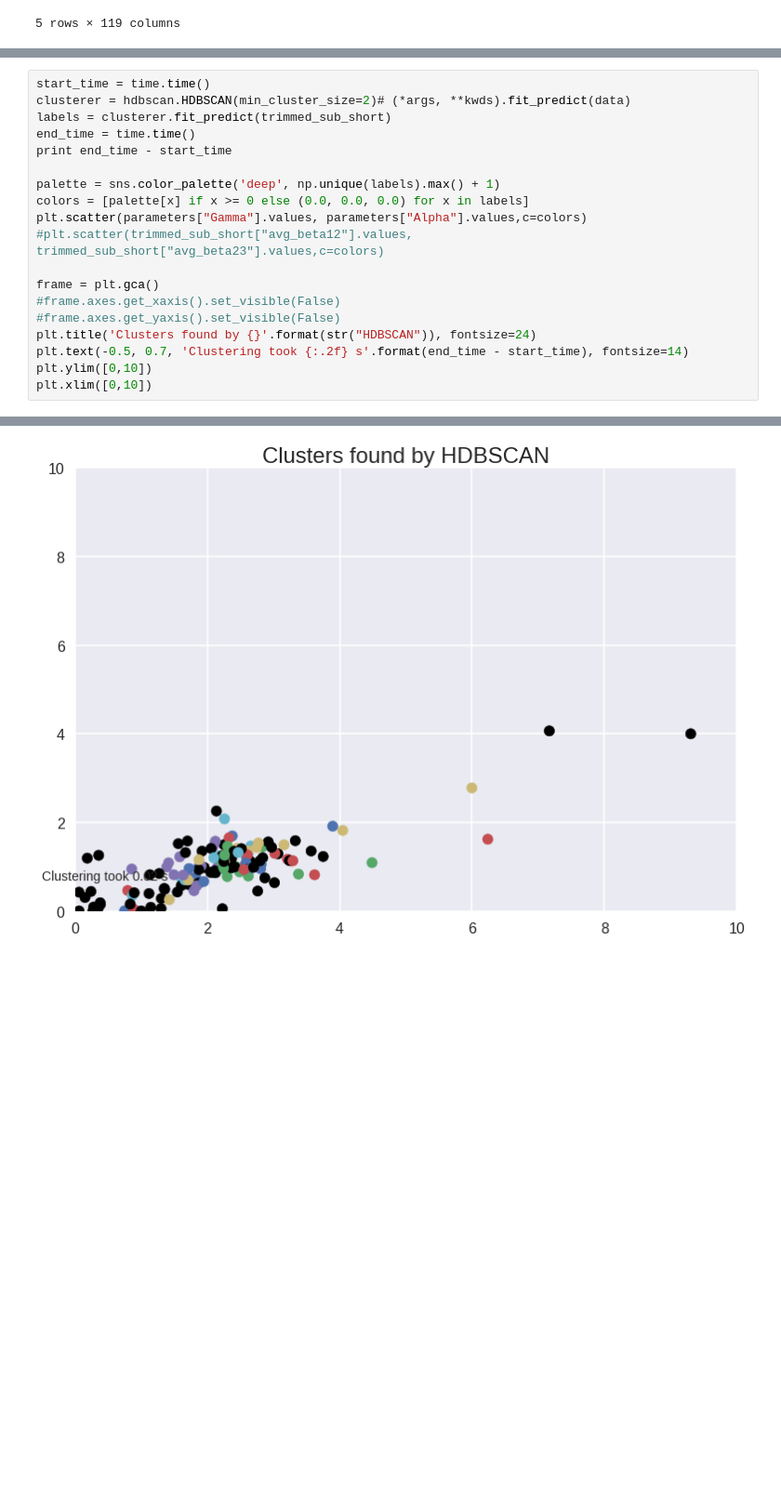
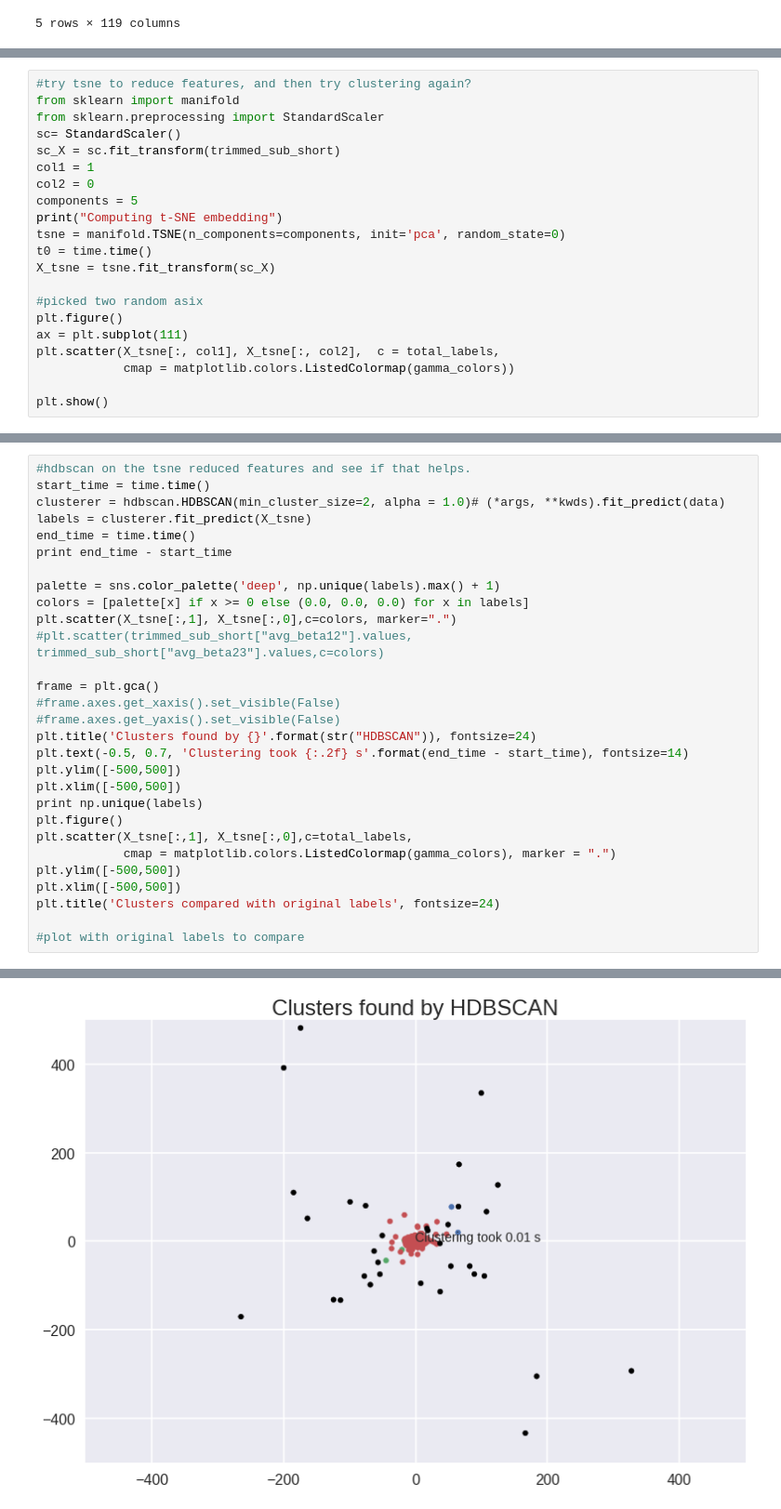
Before and after one commit to dtamayo/MLstability, a Jupyter notebook: Analysis/MCMC_Analysis/Clustering.ipynb, the cells around one changed output, grey strips where cells are left out. Shown at 93% size. Saved outputs shown, nothing was run; the diff lists cells and outputs as text; blank space fills up the shorter version.

Commit message:
Clustering attemps

```diff
--- a/Analysis/MCMC_Analysis/Clustering.ipynb
+++ b/Analysis/MCMC_Analysis/Clustering.ipynb
@@ -90,0 +123,21 @@ plot_clusters(data, hdbscan.HDBSCAN, (), {'min_cluster_size':15})
+# %%
+#try tsne to reduce features, and then try clustering again?
+from sklearn import manifold
+from sklearn.preprocessing import StandardScaler
+sc= StandardScaler()
+sc_X = sc.fit_transform(trimmed_sub_short)
+col1 = 1
+col2 = 0
+components = 5
+print("Computing t-SNE embedding")
+tsne = manifold.TSNE(n_components=components, init='pca', random_state=0)
+t0 = time.time()
+X_tsne = tsne.fit_transform(sc_X)
+
+#picked two random asix
+plt.figure()
+ax = plt.subplot(111)
+plt.scatter(X_tsne[:, col1], X_tsne[:, col2],  c = total_labels,
+            cmap = matplotlib.colors.ListedColormap(gamma_colors))
+
+plt.show()
@@ -91,13 +147,14 @@ plot_clusters(data, hdbscan.HDBSCAN, (), {'min_cluster_size':15})
 # %%
+#hdbscan on the tsne reduced features and see if that helps.
 start_time = time.time()
-clusterer = hdbscan.HDBSCAN(min_cluster_size=2)# (*args, **kwds).fit_predict(data)
-labels = clusterer.fit_predict(trimmed_sub_short)
+clusterer = hdbscan.HDBSCAN(min_cluster_size=2, alpha = 1.0)# (*args, **kwds).fit_predict(data)
+labels = clusterer.fit_predict(X_tsne)
 end_time = time.time()
 print end_time - start_time
 
 palette = sns.color_palette('deep', np.unique(labels).max() + 1)
 colors = [palette[x] if x >= 0 else (0.0, 0.0, 0.0) for x in labels]
-plt.scatter(parameters["Gamma"].values, parameters["Alpha"].values,c=colors)
+plt.scatter(X_tsne[:,1], X_tsne[:,0],c=colors, marker=".")
 #plt.scatter(trimmed_sub_short["avg_beta12"].values, trimmed_sub_short["avg_beta23"].values,c=colors)
 
 frame = plt.gca()
@@ -105,6 +162,15 @@ frame = plt.gca()
 #frame.axes.get_yaxis().set_visible(False)
 plt.title('Clusters found by {}'.format(str("HDBSCAN")), fontsize=24)
 plt.text(-0.5, 0.7, 'Clustering took {:.2f} s'.format(end_time - start_time), fontsize=14)
-plt.ylim([0,10])
-plt.xlim([0,10])
+plt.ylim([-500,500])
+plt.xlim([-500,500])
+print np.unique(labels)
+plt.figure()
+plt.scatter(X_tsne[:,1], X_tsne[:,0],c=total_labels,
+            cmap = matplotlib.colors.ListedColormap(gamma_colors), marker = ".")
+plt.ylim([-500,500])
+plt.xlim([-500,500])
+plt.title('Clusters compared with original labels', fontsize=24)
+
+#plot with original labels to compare
 # %% [output]
@@ -113 +180 @@ plt.xlim([0,10])
-[figure, old version]
+[figure, new version]
```
Also changed, not shown: parts of 33 cells of this notebook, 3 other files.
